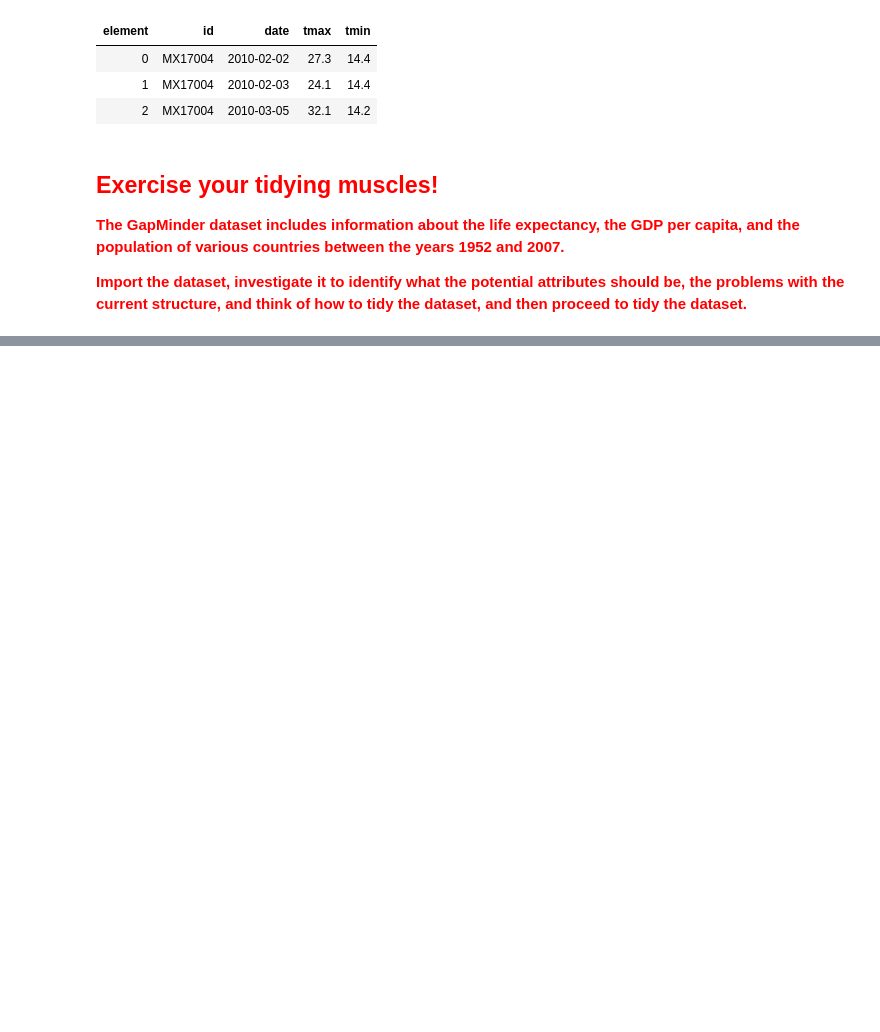
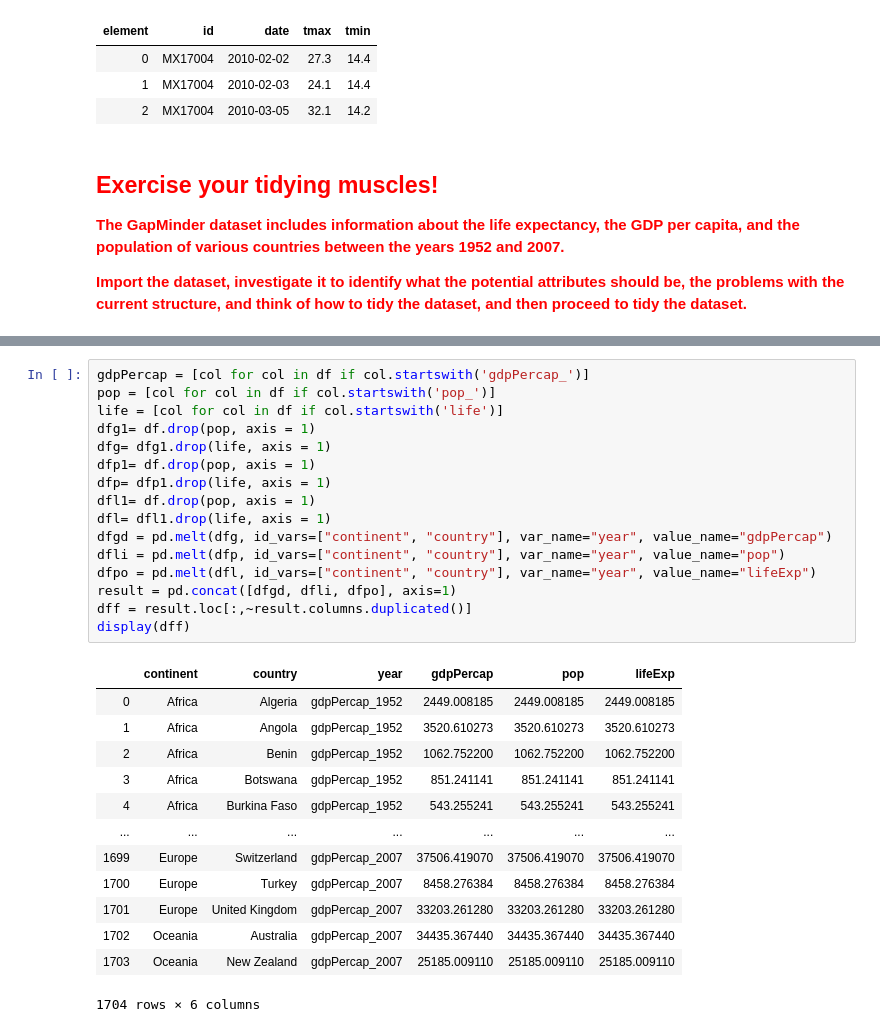
Before and after one commit to shadyounan/DE_submits, a Jupyter notebook: Practice3 - Tidy Data.ipynb, the cells around one changed output, grey strips where cells are left out. Cells and saved outputs as stored; diff of their text form; blank space fills up the shorter version.

```diff
--- a/Practice3 - Tidy Data.ipynb
+++ b/Practice3 - Tidy Data.ipynb
@@ -340,3 +341,33 @@ df.head(10)
 | 8 | Africa | Chad | 1178.665927 | 1308.495577 | 1389.817618 | 1196.810565 | 1104.103987 | ... |
 | 9 | Africa | Comoros | 1102.990936 | 1211.148548 | 1406.648278 | 1876.029643 | 1937.577675 | ... |
 10 rows × 38 columns
+# %%
+gdpPercap = [col for col in df if col.startswith('gdpPercap_')]
+pop = [col for col in df if col.startswith('pop_')]
+life = [col for col in df if col.startswith('life')]
+dfg1= df.drop(pop, axis = 1)
+dfg= dfg1.drop(life, axis = 1)
+dfp1= df.drop(pop, axis = 1)
+dfp= dfp1.drop(life, axis = 1)
+dfl1= df.drop(pop, axis = 1)
+dfl= dfl1.drop(life, axis = 1)
+dfgd = pd.melt(dfg, id_vars=["continent", "country"], var_name="year", value_name="gdpPercap")
+dfli = pd.melt(dfp, id_vars=["continent", "country"], var_name="year", value_name="pop")
+dfpo = pd.melt(dfl, id_vars=["continent", "country"], var_name="year", value_name="lifeExp")
+result = pd.concat([dfgd, dfli, dfpo], axis=1)
+dff = result.loc[:,~result.columns.duplicated()]
+display(dff)
+# %% [output]
+|  | continent | country | year | gdpPercap | pop | lifeExp |
+| 0 | Africa | Algeria | gdpPercap_1952 | 2449.008185 | 2449.008185 | 2449.008185 |
+| 1 | Africa | Angola | gdpPercap_1952 | 3520.610273 | 3520.610273 | 3520.610273 |
+| 2 | Africa | Benin | gdpPercap_1952 | 1062.752200 | 1062.752200 | 1062.752200 |
+| 3 | Africa | Botswana | gdpPercap_1952 | 851.241141 | 851.241141 | 851.241141 |
+| 4 | Africa | Burkina Faso | gdpPercap_1952 | 543.255241 | 543.255241 | 543.255241 |
+| ... | ... | ... | ... | ... | ... | ... |
+| 1699 | Europe | Switzerland | gdpPercap_2007 | 37506.419070 | 37506.419070 | 37506.419070 |
+| 1700 | Europe | Turkey | gdpPercap_2007 | 8458.276384 | 8458.276384 | 8458.276384 |
+| 1701 | Europe | United Kingdom | gdpPercap_2007 | 33203.261280 | 33203.261280 | 33203.261280 |
+| 1702 | Oceania | Australia | gdpPercap_2007 | 34435.367440 | 34435.367440 | 34435.367440 |
+| 1703 | Oceania | New Zealand | gdpPercap_2007 | 25185.009110 | 25185.009110 | 25185.009110 |
+1704 rows × 6 columns
```
Also changed, not shown: parts of 1 cell of this notebook.
